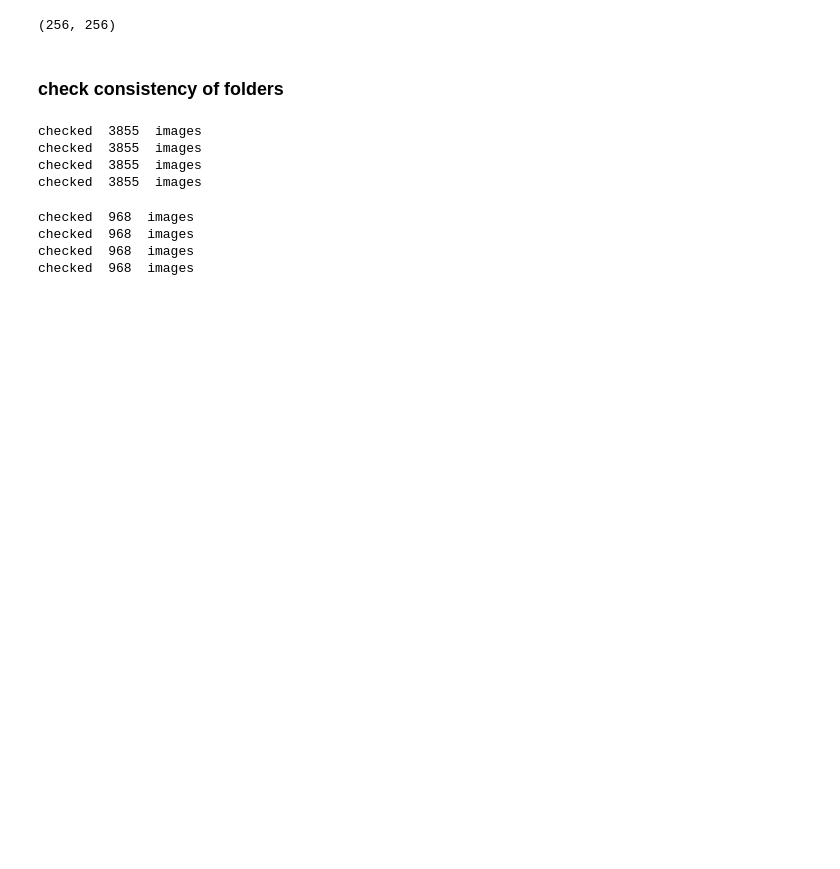
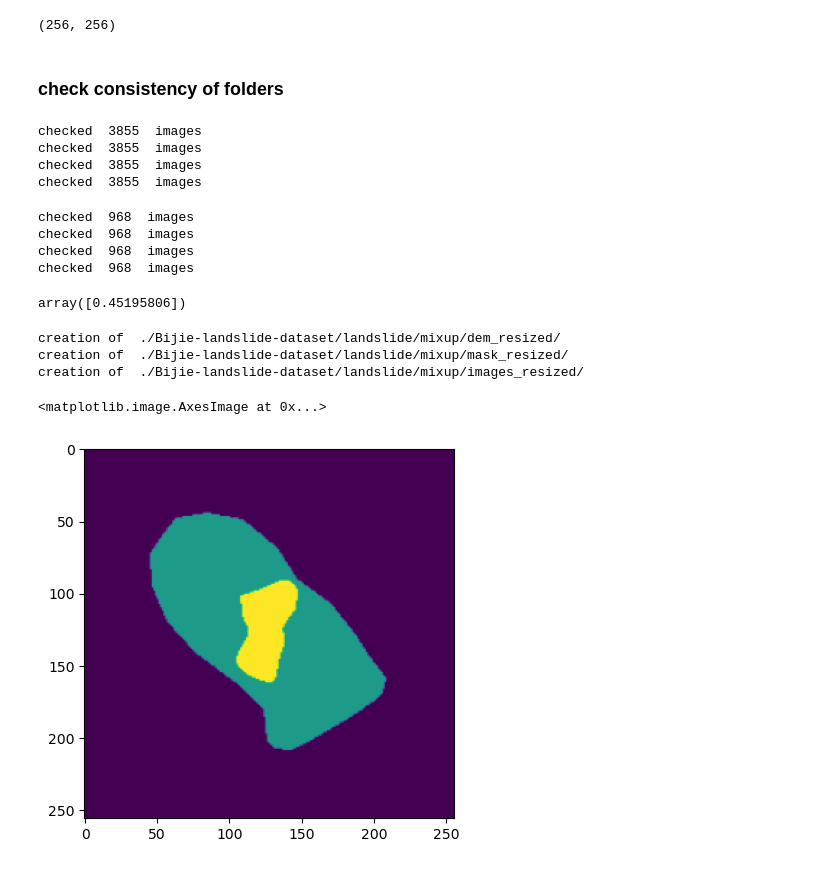
Before and after one commit to thomas7619/landslide, a Jupyter notebook: preprocess_data.ipynb, the cells around one changed output. Drawn from its saved outputs; the diff is of its cells as text; code cells hidden in the pictures; blank space fills up the shorter version.

Commit message:
mixup added

```diff
--- a/preprocess_data.ipynb
+++ b/preprocess_data.ipynb
@@ -375,0 +362,4 @@ if not os.path.exists(output_folder):
+# %%
+np.random.rand(1)
+# %% [output]
+array([0.45195806])
@@ -375,0 +402,26 @@ if not os.path.exists(output_folder):
+# %%
+input_folder_im='./Bijie-landslide-dataset/landslide/images_256_resized/'
+input_folder_dem='./Bijie-landslide-dataset/landslide/dem_256_resized/'
+input_folder_mask='./Bijie-landslide-dataset/landslide/mask_256_resized/'
+output_folder_im='./Bijie-landslide-dataset/landslide/mixup/images_resized/'
+output_folder_dem='./Bijie-landslide-dataset/landslide/mixup/dem_resized/'
+output_folder_mask='./Bijie-landslide-dataset/landslide/mixup/mask_resized/'
+
+mixup_single(input_folder_im,input_folder_dem,input_folder_mask,output_folder_im,output_folder_dem,output_folder_mask,nb_images=2500)
+# %% [output]
+creation of  ./Bijie-landslide-dataset/landslide/mixup/dem_resized/
+creation of  ./Bijie-landslide-dataset/landslide/mixup/mask_resized/
+creation of  ./Bijie-landslide-dataset/landslide/mixup/images_resized/
+# %%
+im1=io.imread('./Bijie-landslide-dataset/landslide/images_256_resized/js020.png')
+im2=io.imread('./Bijie-landslide-dataset/landslide/images_256_resized/qx055.png')
+m1=io.imread('./Bijie-landslide-dataset/landslide/mask_256_resized/js020.png')
+m2=io.imread('./Bijie-landslide-dataset/landslide/mask_256_resized/qx055.png')
+coef=0.54696
+m=io.imread('./Bijie-landslide-dataset/landslide/mixup/mask_resized/image_00001c_0.547.png')
+# %%
+#plt.imshow(np.clip(coef*m1+(1-coef)*m2,0,255))
+plt.imshow(m)
+# %% [output]
+<matplotlib.image.AxesImage at 0x...>
+[figure, added]
```
Also changed, not shown: parts of 12 cells of this notebook.
